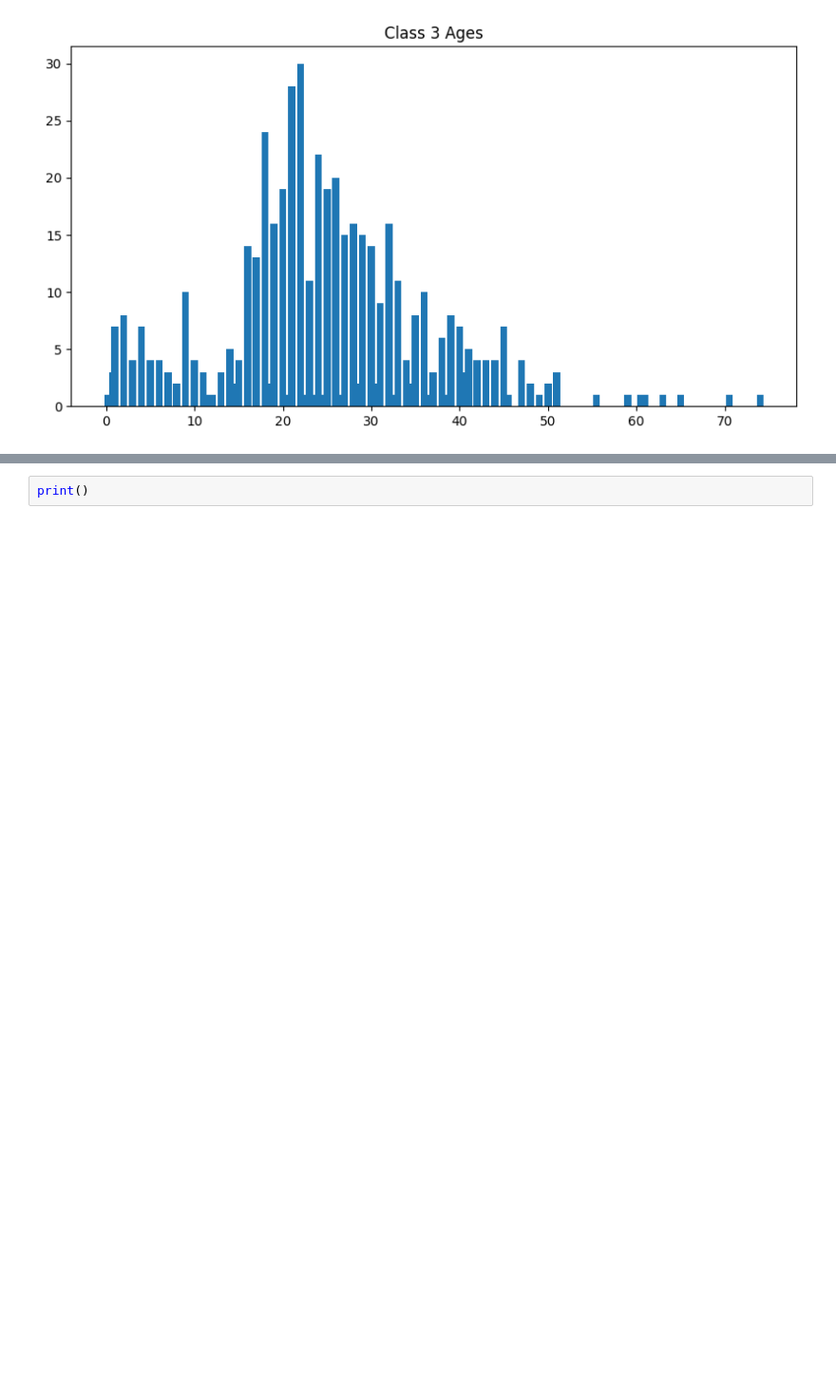
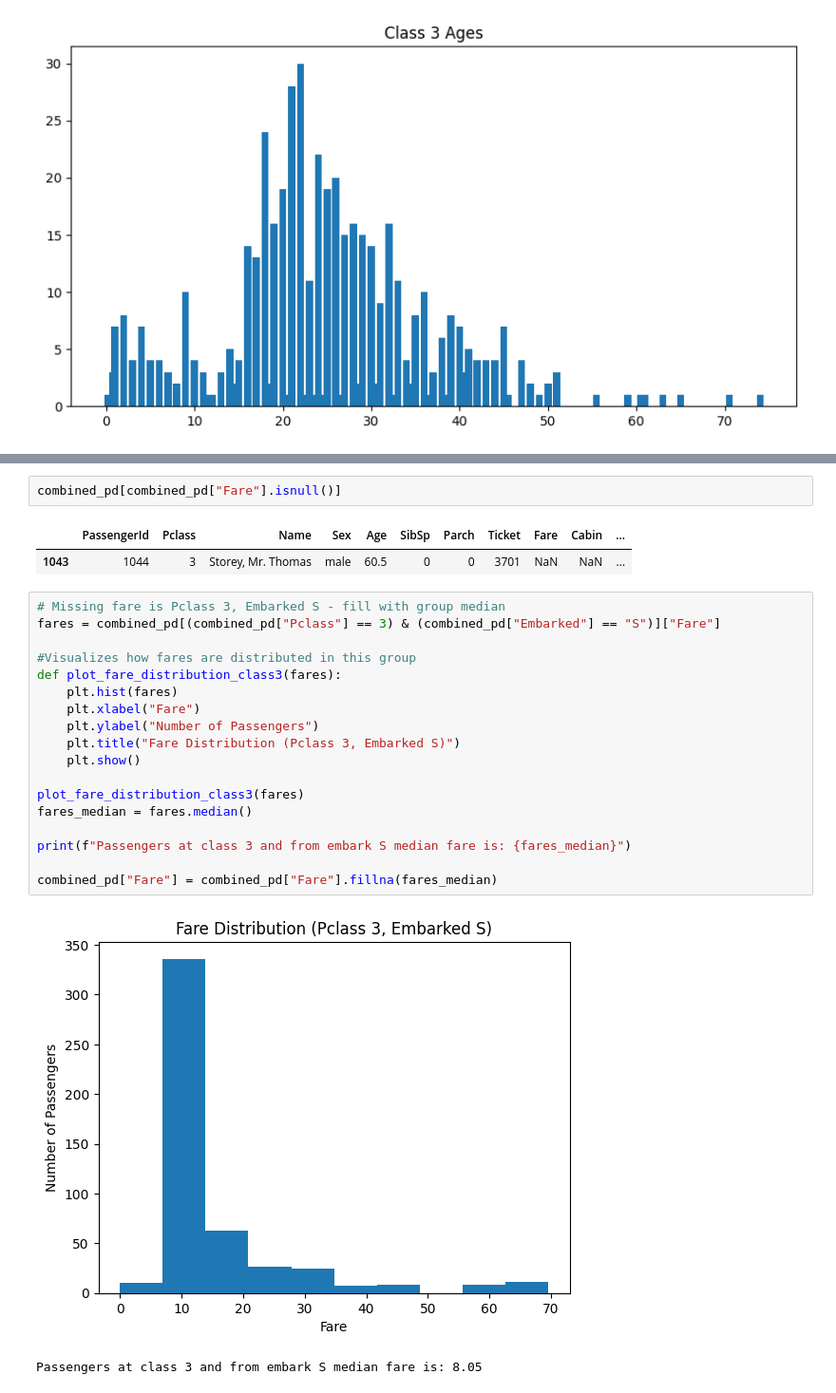
Before and after one commit to TechnoKhamis/kaggle-titanic, a Jupyter notebook: titanic.ipynb, the cells around one changed output, grey strips where cells are left out. Shown at 95% size. Cells and saved outputs as stored; diff of their text form; blank space fills up the shorter version.

Commit message:
filled all missing data

```diff
--- a/titanic.ipynb
+++ b/titanic.ipynb
@@ -63,4 +64,28 @@ Cabin          1014
 Embarked          2
 dtype: int64
 # %%
-print()
+combined_pd[combined_pd["Fare"].isnull()]
+# %% [output]
+|  | PassengerId | Pclass | Name | Sex | Age | SibSp | Parch | Ticket | Fare | Cabin | ... |
+| 1043 | 1044 | 3 | Storey, Mr. Thomas | male | 60.5 | 0 | 0 | 3701 | NaN | NaN | ... |
+# %%
+# Missing fare is Pclass 3, Embarked S - fill with group median
+fares = combined_pd[(combined_pd["Pclass"] == 3) & (combined_pd["Embarked"] == "S")]["Fare"]
+
+#Visualizes how fares are distributed in this group
+def plot_fare_distribution_class3(fares):
+    plt.hist(fares)
+    plt.xlabel("Fare")
+    plt.ylabel("Number of Passengers")
+    plt.title("Fare Distribution (Pclass 3, Embarked S)")
+    plt.show()
+
+plot_fare_distribution_class3(fares)
+fares_median = fares.median()
+
+print(f"Passengers at class 3 and from embark S median fare is: {fares_median}")
+
+combined_pd["Fare"] = combined_pd["Fare"].fillna(fares_median)
+# %% [output]
+[figure, added]
+Passengers at class 3 and from embark S median fare is: 8.05
```
Also changed, not shown: parts of 7 cells of this notebook.
